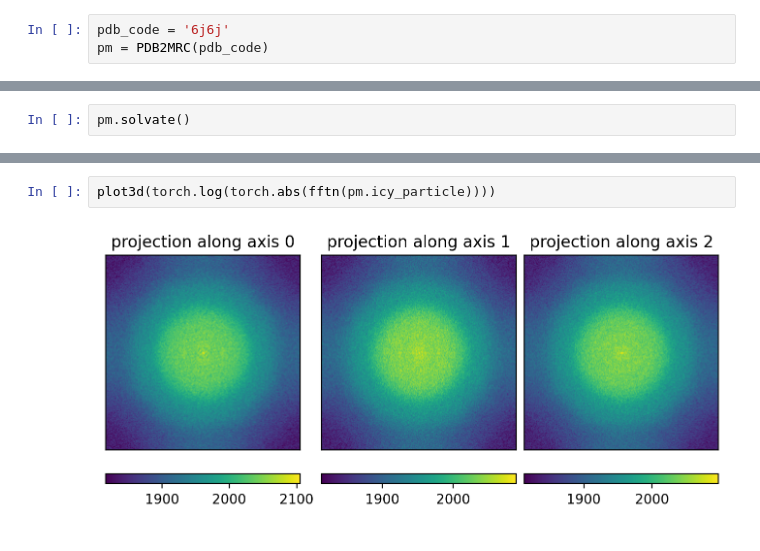
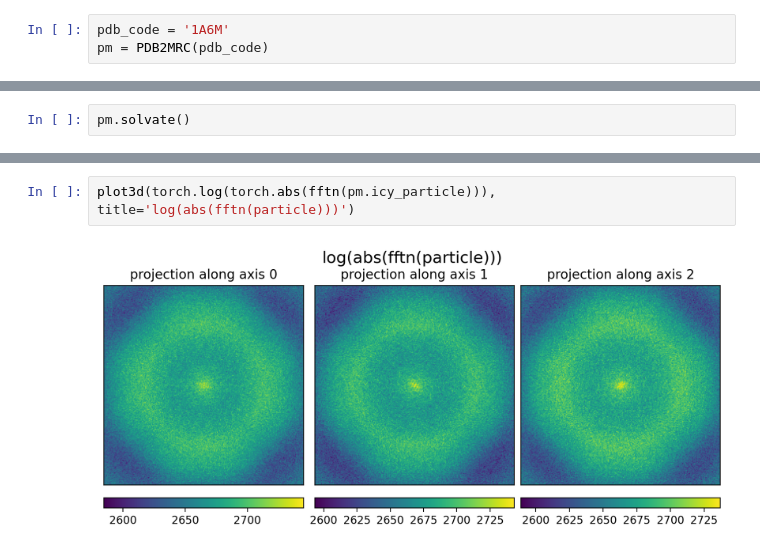
Before and after one commit to joelyeois/specter, a Jupyter notebook: pdb2mrc-demo.ipynb, the cells around one changed output, grey strips where cells are left out. Cells and saved outputs as stored; diff of their text form.

Commit message:
test small particle

```diff
--- a/pdb2mrc-demo.ipynb
+++ b/pdb2mrc-demo.ipynb
@@ -11,7 +11,7 @@ ifftn = lambda array: torch.fft.fftshift(torch.fft.ifftn(torch.fft.ifftshift(arr
 # %% [markdown]
 ## Instantiate class
 # %%
-pdb_code = '6j6j'
+pdb_code = '1A6M'
 pm = PDB2MRC(pdb_code)
 # %% [markdown]
 ## Download PDB file
@@ -43,4 +63,4 @@ plot3d(pm.particle)
 # %%
-plot3d(torch.log(torch.abs(fftn(pm.icy_particle))))
+plot3d(torch.log(torch.abs(fftn(pm.icy_particle))), title='log(abs(fftn(particle)))')
 # %% [output]
-[figure, old version]
+[figure, new version]
```
Also changed, not shown: parts of 11 cells of this notebook, 5 other files.
